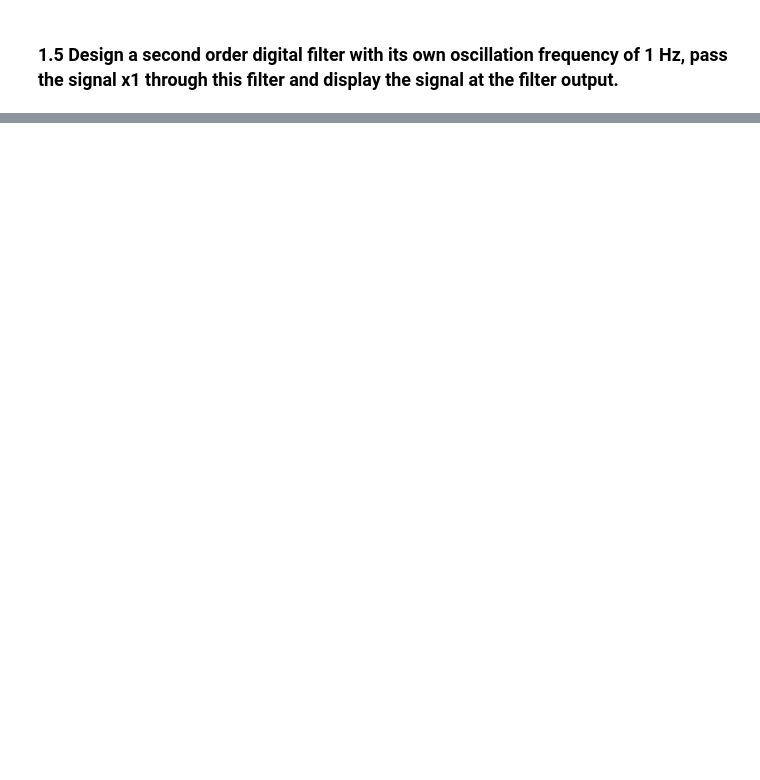
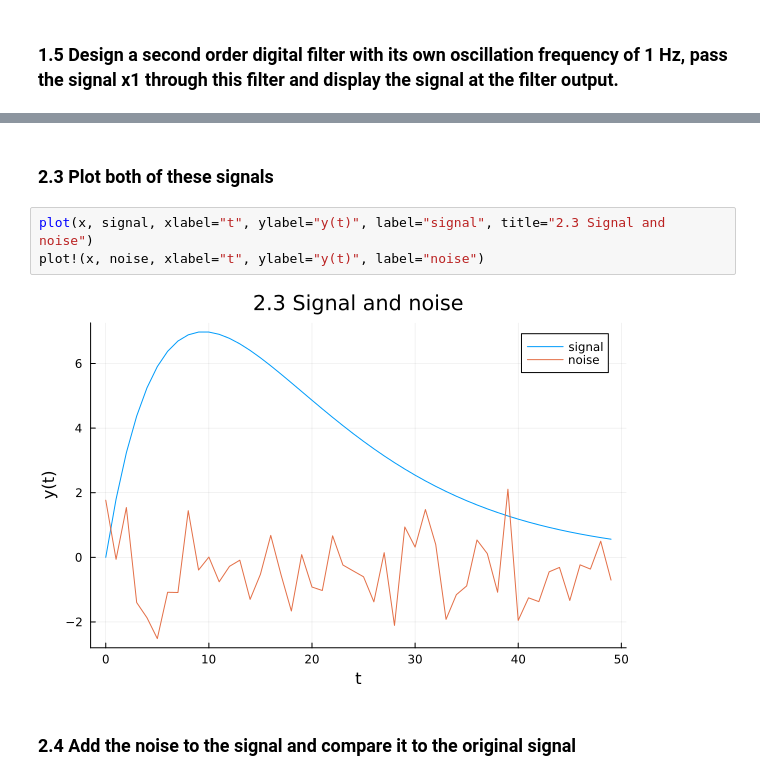
Before and after one commit to prenaissance/sp-labs, a Jupyter notebook: notebooks/Lab1.ipynb, the cells around one changed output, grey strips where cells are left out. Drawn from its saved outputs; the diff is of its cells as text; blank space fills up the shorter version.

```diff
--- a/notebooks/Lab1.ipynb
+++ b/notebooks/Lab1.ipynb
@@ -40,0 +65,9 @@ LoadError: UndefVarError: `butter` not defined
+# %% [markdown]
+### 2.3 Plot both of these signals
+# %%
+plot(x, signal, xlabel="t", ylabel="y(t)", label="signal", title="2.3 Signal and noise")
+plot!(x, noise, xlabel="t", ylabel="y(t)", label="noise")
+# %% [output]
+[figure, added]
+# %% [markdown]
+### 2.4 Add the noise to the signal and compare it to the original signal
```
Also changed, not shown: parts of 12 cells of this notebook.
